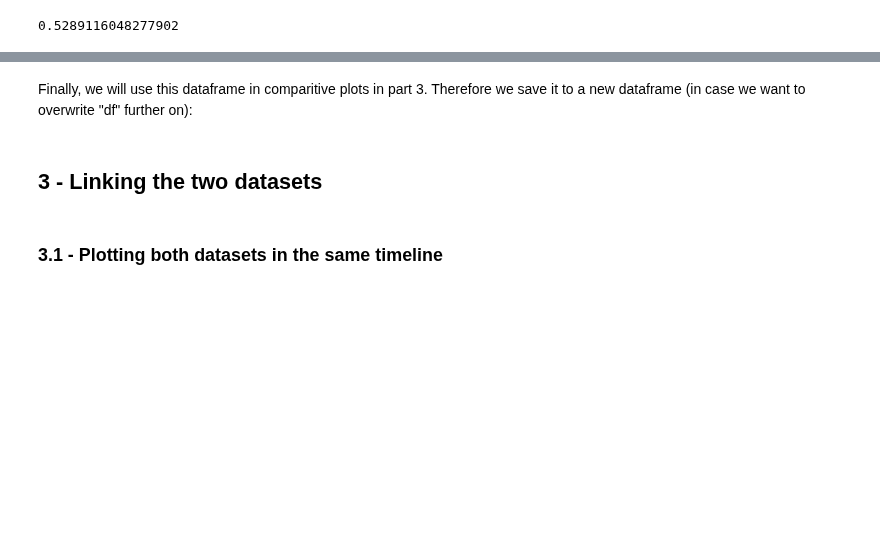
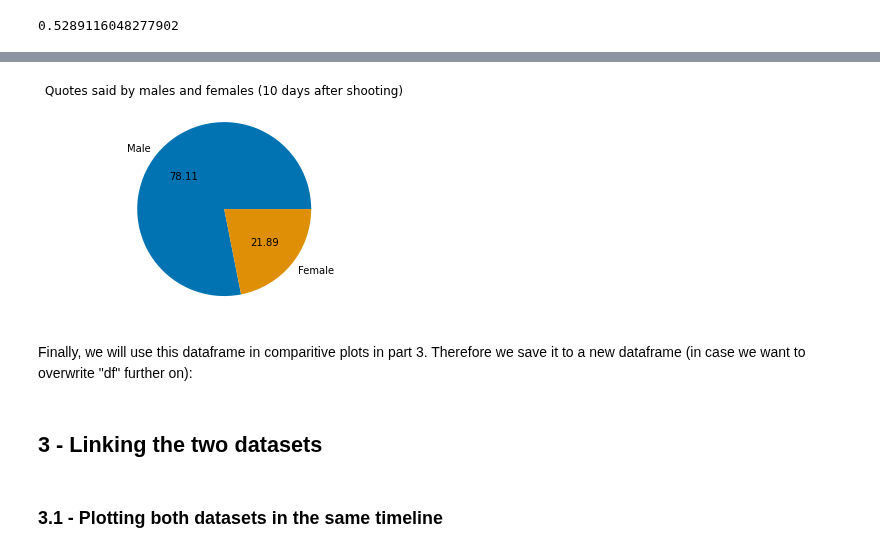
Before and after one commit to epfl-ada/ada-2021-project-clezemath, a Jupyter notebook: milestone3.ipynb, the cells around one changed output, grey strips where cells are left out. Saved outputs shown, nothing was run; the diff lists cells and outputs as text; code cells hidden in the pictures; blank space fills up the shorter version.

```diff
--- a/milestone3.ipynb
+++ b/milestone3.ipynb
@@ -404,3 +463,11 @@ df['Dem_perc'].mean()
+# %%
+# PLoting overall proportion of genders
+df[df.columns[-3:-1]].sum().plot.pie(colors=sns.color_palette('colorblind'), autopct='%.2f')
+plt.title('Quotes said by males and females (10 days after shooting)')
+plt.ylabel('')
+plt.savefig('Data/Gender.png')
+# %% [output]
+[figure, added]
 # %% [markdown]
 Finally, we will use this dataframe in comparitive plots in part 3.
 Therefore we save it to a new dataframe (in case we want to overwrite "df" further on):
```
Also changed, not shown: parts of 11 cells of this notebook.
